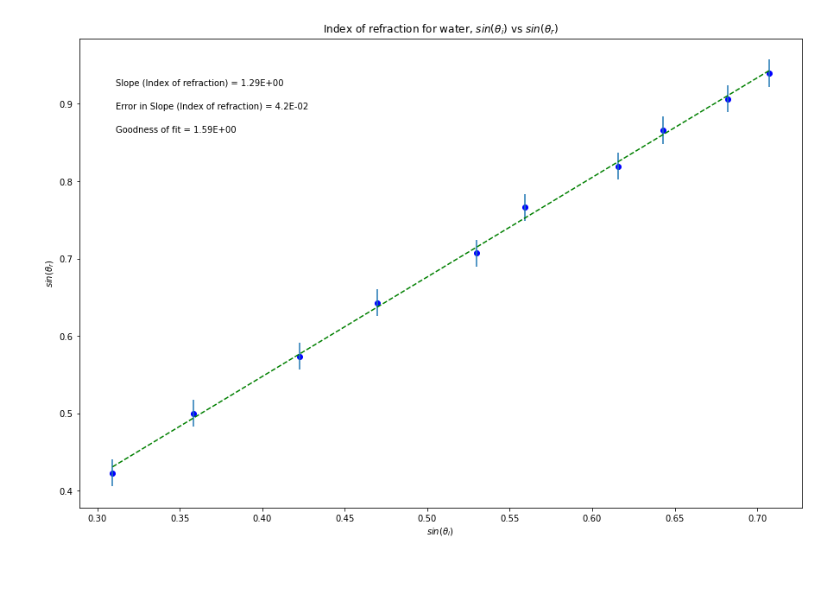
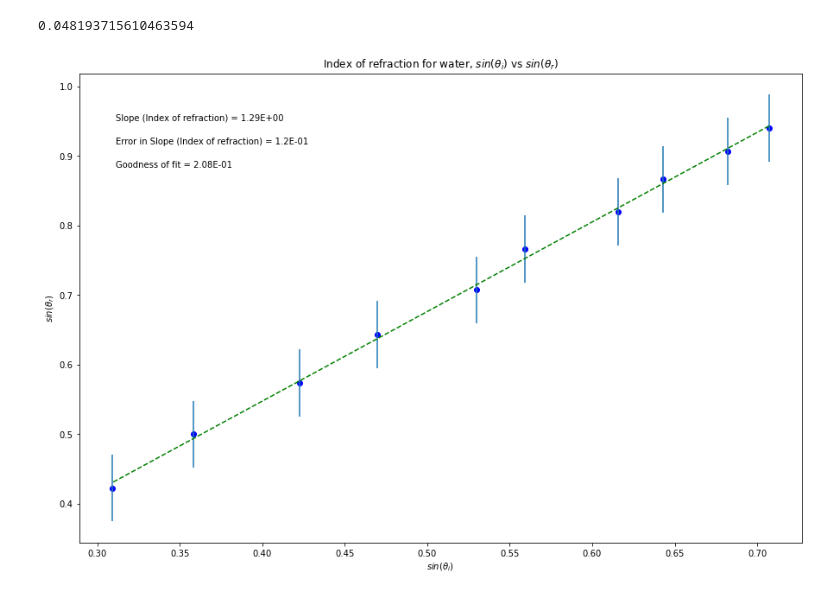
Before and after one commit to Harry1496/index_of_refraction, a Jupyter notebook: Refraction lab.ipynb, the cells around one changed output. Drawn from its saved outputs; the diff is of its cells as text; code cells hidden in the pictures.

```diff
--- a/Refraction lab.ipynb
+++ b/Refraction lab.ipynb
@@ -23,8 +23,8 @@ sin_r = np.sin(theta_r)
 #-------------------------------------------#
 #Data Section - Create Arrays for data. Perform necessary calculations
 #CHANGE THE VARIABLE NAMES and numbers to match your data
-xvariable_changeme = sin_r #what are units?
-yvariable_changeme = sin_i #what are units?
+sin_r = sin_r #what are units?
+sin_i = sin_i #what are units?
 
 
 #--------------------------------------------#
@@ -34,16 +34,18 @@ err_theta = np.array([1,1,1,1,1,1,1,1,1,1])
 err_theta = np.deg2rad(err_theta)
 err_sin = np.sin(err_theta)
 
+err_sin = np.sin(45 + 0.1) - np.sin(45)
 
-err_yvariable_changeme =err_sin
+print(err_sin)
+err_sin1 = np.array([err_sin,err_sin,err_sin,err_sin,err_sin,err_sin,err_sin,err_sin,err_sin,err_sin])
 
 
 #--------------------------------------------#
 #Re-assign variables as x, y, dy so that the following code may remain generic
 
-x = xvariable_changeme   #this should be the array you want to plot on the x axis
-y = yvariable_changeme
-dy = err_yvariable_changeme  #this should be your error in y array
+x = sin_r   #this should be the array you want to plot on the x axis
+y = sin_i
+dy = err_sin1  #this should be your error in y array
 
 #----------------------------------------------#
 #Don't need to change anything in this section!
@@ -71,31 +73,32 @@ def LLSFD2(x,y,dy):
     return N
 
 N = LLSFD2(x,y,dy)
 
 #-----------------------------------------------------------------------#
 #Plot data on graph. Plot error bars and place values for slope, error in slope and goodness of fit on the plot using "annotate"
 plt.figure(figsize=(15,10))
 
 plt.plot(x, fit, color='green', linestyle='--')
 plt.scatter(x, y, color='blue', marker='o')
 
 
 #create labels  YOU NEED TO CHANGE THESE!!!
 plt.xlabel('$sin(θ_{i})$')
 plt.ylabel('$sin(θ_{r})$')
 plt.title('Index of refraction for water, $sin(θ_{i})$ vs $sin(θ_{r})$')
 
 plt.errorbar(x, y, yerr=dy, xerr=None, fmt="none") #don't need to plot x error bars
 
 plt.annotate('Slope (Index of refraction) = {value:.{digits}E}'.format(value=m, digits=2),
              (0.05, 0.9), xycoords='axes fraction')
 
 plt.annotate('Error in Slope (Index of refraction) = {value:.{digits}E}'.format(value=dm, digits=1),
              (0.05, 0.85), xycoords='axes fraction')
 
 plt.annotate('Goodness of fit = {value:.{digits}E}'.format(value=N, digits=2),
              (0.05, 0.80), xycoords='axes fraction')
 
 plt.show()
 # %% [output]
+0.048193715610463594
-[figure, old version]
+[figure, new version]
```
